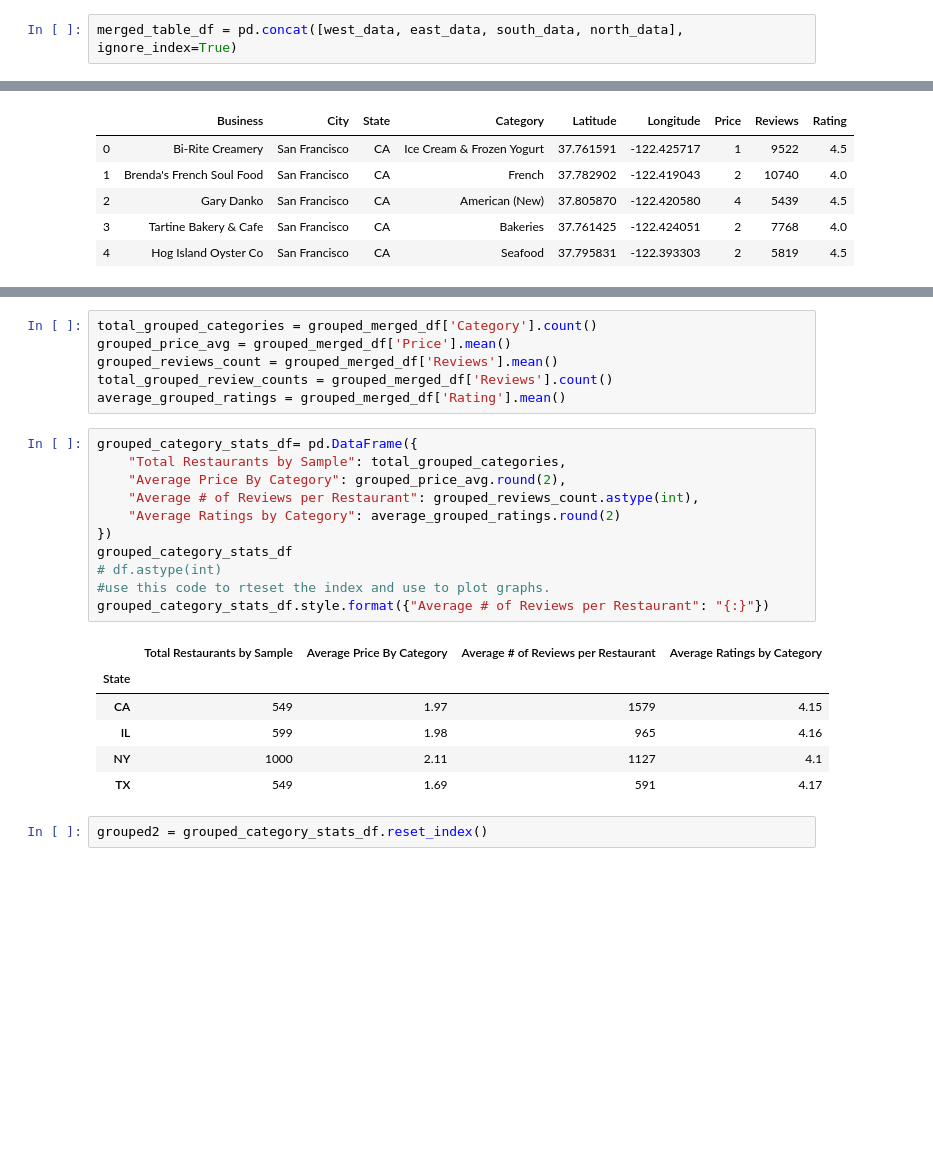
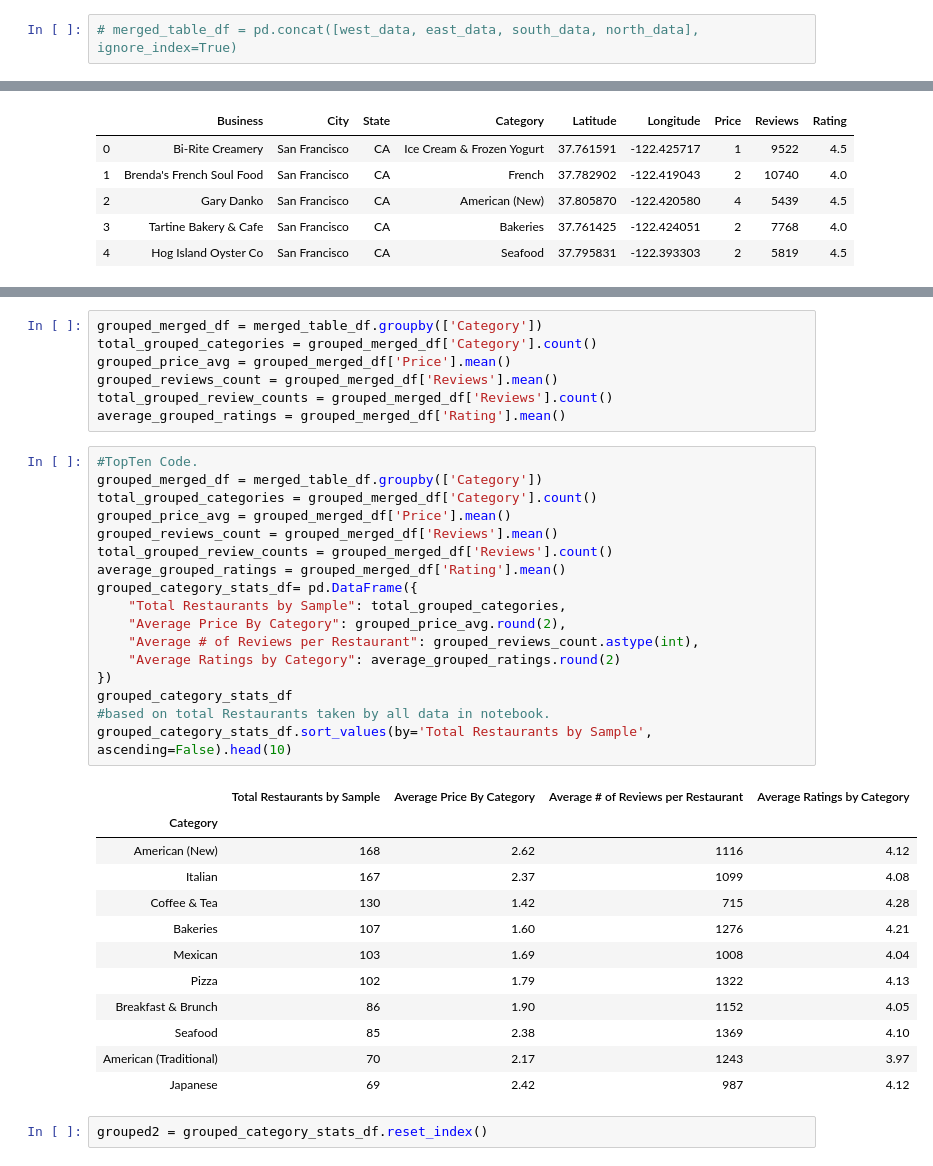
Before and after one commit to elzster/Yelp-Analytics, a Jupyter notebook: ElieProjectMasterCopy.ipynb, the cells around one changed output, grey strips where cells are left out. Saved outputs shown, nothing was run; the diff lists cells and outputs as text; blank space fills up the shorter version.

```diff
--- a/ElieProjectMasterCopy.ipynb
+++ b/ElieProjectMasterCopy.ipynb
@@ -17,2 +18,2 @@ north_data = (pd.read_csv('data/Chicago.csv')).drop(columns=['Unnamed: 0', 'Busi
 # %%
-merged_table_df = pd.concat([west_data, east_data, south_data, north_data], ignore_index=True)
+# merged_table_df = pd.concat([west_data, east_data, south_data, north_data], ignore_index=True)
@@ -42,27 +67,40 @@ grouped_merged_df = merged_table_df.groupby(['State'])
 # %%
+grouped_merged_df = merged_table_df.groupby(['Category'])
 total_grouped_categories = grouped_merged_df['Category'].count()
 grouped_price_avg = grouped_merged_df['Price'].mean()
 grouped_reviews_count = grouped_merged_df['Reviews'].mean()
 total_grouped_review_counts = grouped_merged_df['Reviews'].count()
 average_grouped_ratings = grouped_merged_df['Rating'].mean()
 # %%
+#TopTen Code.
+grouped_merged_df = merged_table_df.groupby(['Category'])
+total_grouped_categories = grouped_merged_df['Category'].count()
+grouped_price_avg = grouped_merged_df['Price'].mean()
+grouped_reviews_count = grouped_merged_df['Reviews'].mean()
+total_grouped_review_counts = grouped_merged_df['Reviews'].count()
+average_grouped_ratings = grouped_merged_df['Rating'].mean()
 grouped_category_stats_df= pd.DataFrame({
     "Total Restaurants by Sample": total_grouped_categories,
     "Average Price By Category": grouped_price_avg.round(2),
     "Average # of Reviews per Restaurant": grouped_reviews_count.astype(int),
     "Average Ratings by Category": average_grouped_ratings.round(2)
 })
 grouped_category_stats_df
-# df.astype(int)
-#use this code to rteset the index and use to plot graphs.
-grouped_category_stats_df.style.format({"Average # of Reviews per Restaurant": "{:}"})
+#based on total Restaurants taken by all data in notebook.
+grouped_category_stats_df.sort_values(by='Total Restaurants by Sample', ascending=False).head(10)
 # %% [output]
 |  | Total Restaurants by Sample | Average Price By Category | Average # of Reviews per Restaurant | Average Ratings by Category |
-| State |  |  |  |  |
-| CA | 549 | 1.97 | 1579 | 4.15 |
-| IL | 599 | 1.98 | 965 | 4.16 |
-| NY | 1000 | 2.11 | 1127 | 4.1 |
-| TX | 549 | 1.69 | 591 | 4.17 |
+| Category |  |  |  |  |
+| American (New) | 168 | 2.62 | 1116 | 4.12 |
+| Italian | 167 | 2.37 | 1099 | 4.08 |
+| Coffee & Tea | 130 | 1.42 | 715 | 4.28 |
+| Bakeries | 107 | 1.60 | 1276 | 4.21 |
+| Mexican | 103 | 1.69 | 1008 | 4.04 |
+| Pizza | 102 | 1.79 | 1322 | 4.13 |
+| Breakfast & Brunch | 86 | 1.90 | 1152 | 4.05 |
+| Seafood | 85 | 2.38 | 1369 | 4.10 |
+| American (Traditional) | 70 | 2.17 | 1243 | 3.97 |
+| Japanese | 69 | 2.42 | 987 | 4.12 |
 # %%
 grouped2 = grouped_category_stats_df.reset_index()
 # %%
```
Also changed, not shown: parts of 6 cells of this notebook, 16 other files.
